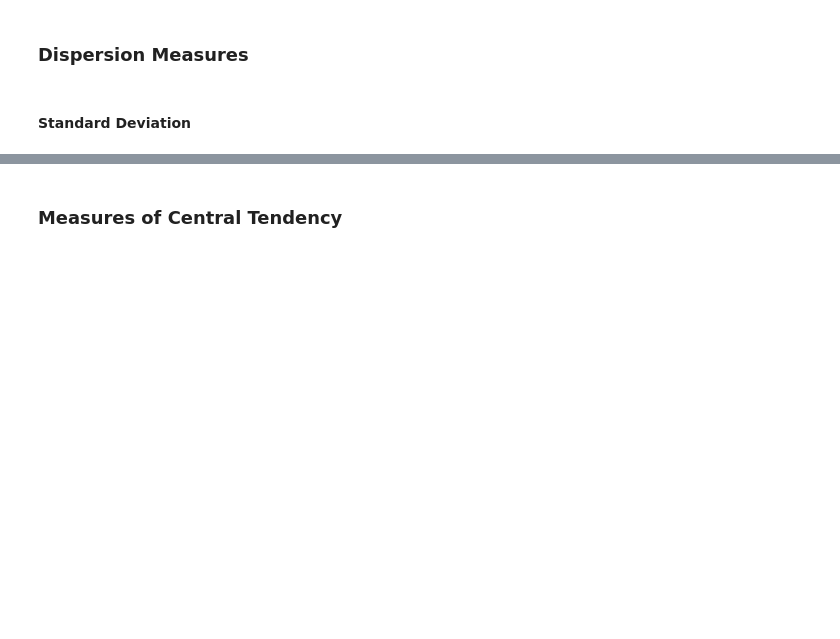
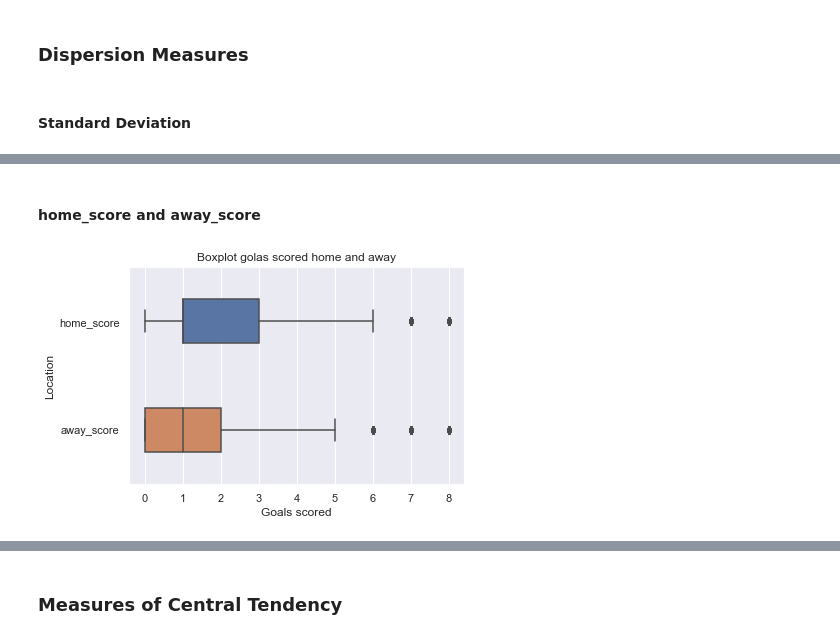
Before and after one commit to ryann-arruda/python-data-analysis, a Jupyter notebook: project_code.ipynb, the cells around one changed output, grey strips where cells are left out. Drawn from its saved outputs; the diff is of its cells as text; code cells hidden in the pictures; blank space fills up the shorter version.

```diff
--- a/project_code.ipynb
+++ b/project_code.ipynb
@@ -89,0 +213,28 @@ shootouts
+# %% [markdown]
+#### **home_score and away_score**
+# %%
+# Create copy of results DataFrame
+match_score = results[['home_score', 'away_score', 'neutral']].copy()
+
+# Remove matches in neutral field for comparation
+mask_field = match_score.neutral == False
+
+# Simplifying the number of goals above 8 to facilitate visualization (Generate Warning, but is fine)
+max_number_of_goals = 8
+mask_number_of_goals_home = match_score.home_score > max_number_of_goals
+mask_number_of_goals_away = match_score.away_score > max_number_of_goals
+
+match_score.home_score = match_score.home_score.where(~mask_number_of_goals_home, max_number_of_goals)
+match_score.away_score = match_score.away_score.where(~mask_number_of_goals_away, max_number_of_goals)
+
+# Visualização
+ax = sns.boxplot(data=match_score[['home_score', 'away_score']][mask_field],
+            width=0.4, orient='h')
+ax.set_ylabel("Location")
+ax.set_xlabel("Goals scored")
+ax.set_title("Boxplot golas scored home and away")
+
+# Show
+plt.show()
+# %% [output]
+[figure, added]
```
Also changed, not shown: parts of 96 cells of this notebook.
